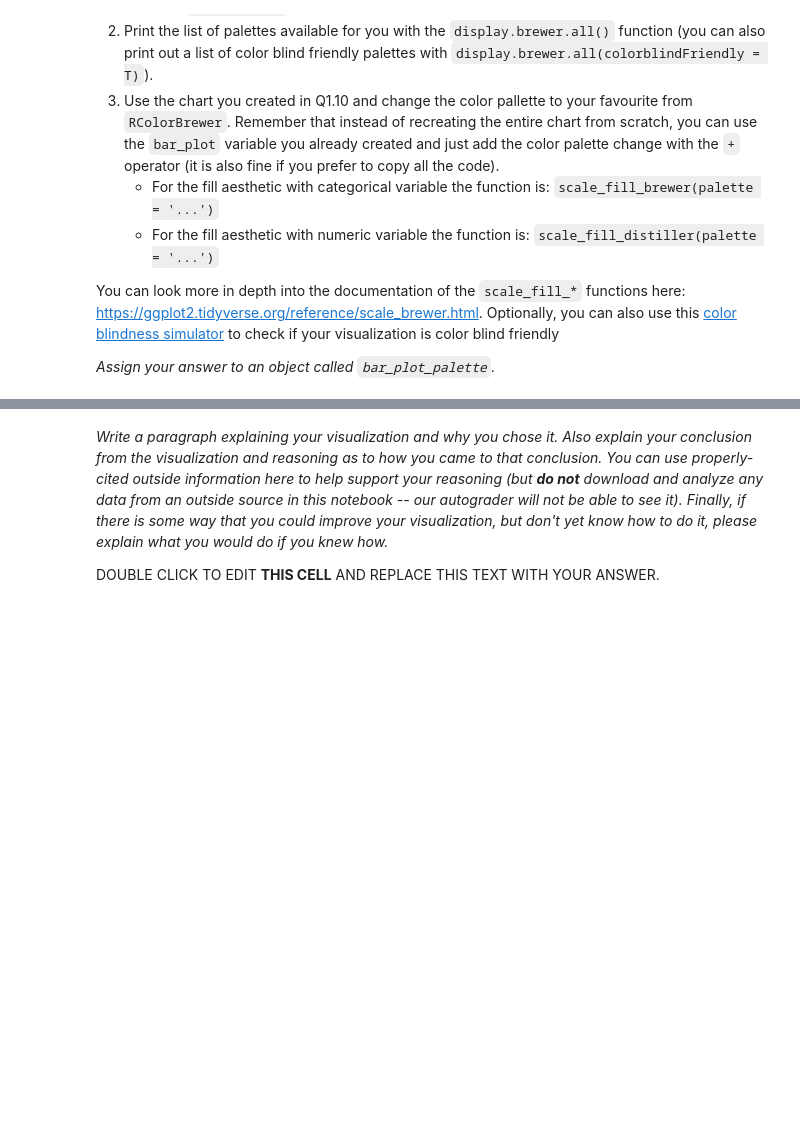
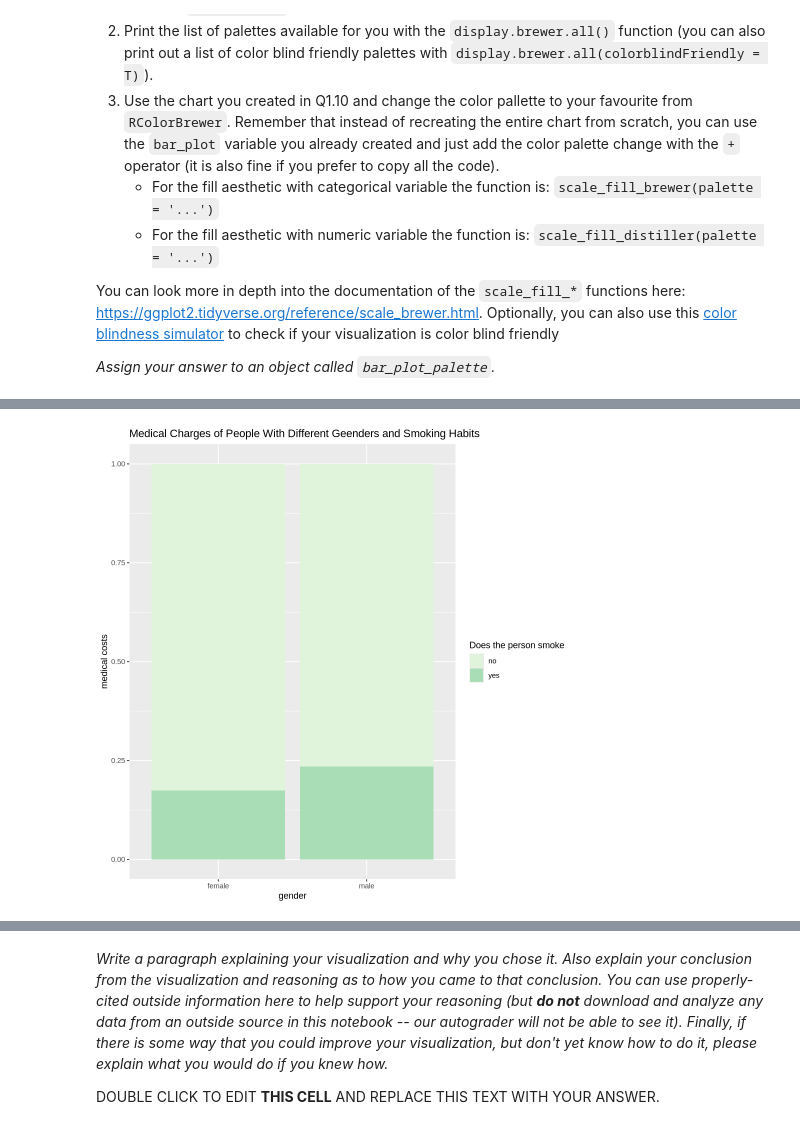
Before and after one commit to ca-vas/dsci-100-student, a Jupyter notebook: materials/R/tutorial_viz/tutorial_viz.ipynb, the cells around one changed output, grey strips where cells are left out. Saved outputs shown, nothing was run; the diff lists cells and outputs as text; code cells hidden in the pictures; blank space fills up the shorter version.

```diff
--- a/materials/R/tutorial_viz/tutorial_viz.ipynb
+++ b/materials/R/tutorial_viz/tutorial_viz.ipynb
@@ -429,9 +490,20 @@ display.brewer.all()
 # %%
 ## Enter you code to answer step 3 here
+bar_plot_palette <- insurance |>
+    ggplot(aes(x =sex, fill = smoker)) +
+    geom_bar(position = 'fill') +
+    xlab("gender") +
+    ylab("medical costs") +
+   labs(fill = "Does the person smoke") +
+    ggtitle("Medical Charges of People With Different Geenders and Smoking Habits")+
+    scale_fill_brewer(palette = 'GnBu')
+
 
 # your code here
-fail() # No Answer - remove if you provide an answer
+# No Answer - remove if you provide an answer
 bar_plot_palette
+# %% [output]
+[figure, added]
 # %%
 library(digest)
 stopifnot("type of plot is not correct (if you are using two types of geoms, try flipping the order of the geom objects!)"= setequal(digest(paste(toString(sapply(seq_len(length(bar_plot_palette$layers)), function(i) {c(class(bar_plot_palette$layers[[i]]$geom))[1]})), "c5183")), "2bff9314413d329789f6da739cf4cf99"))
```
Also changed, not shown: parts of 29 cells of this notebook.
